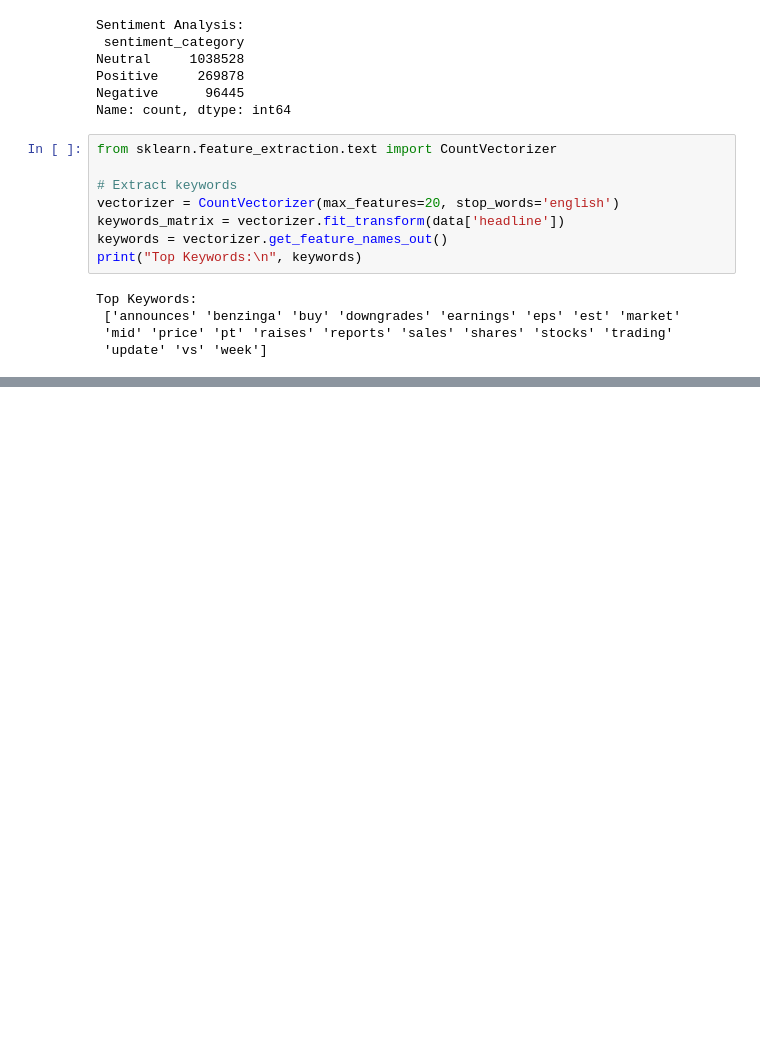
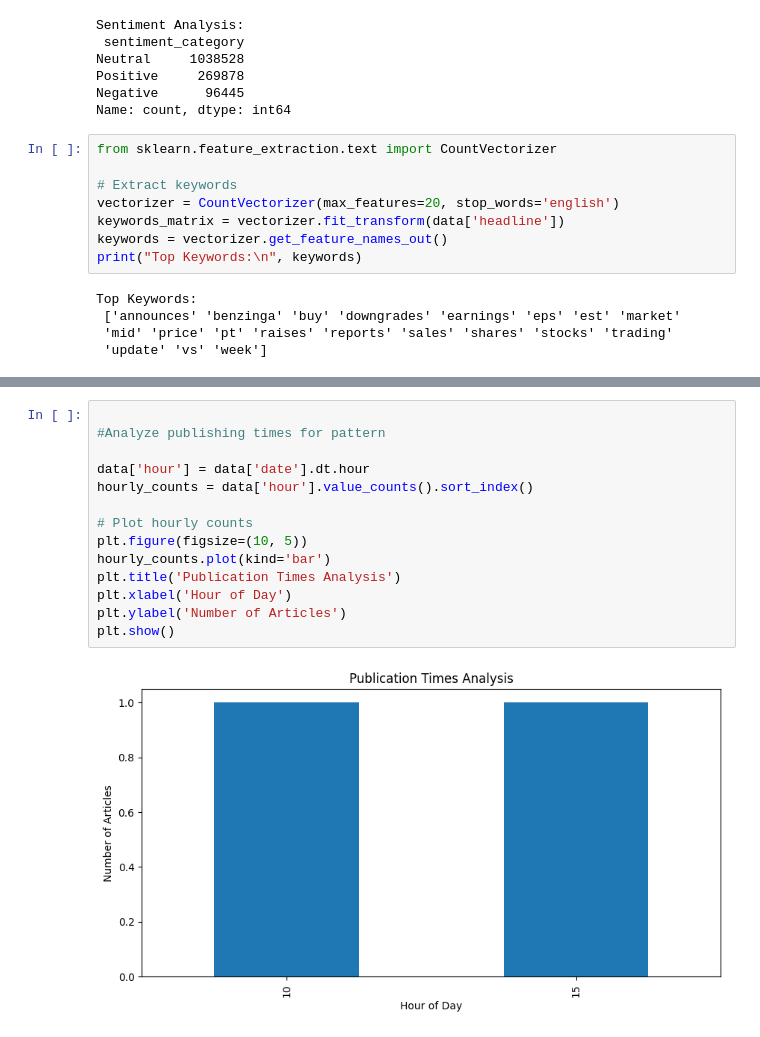
Before and after one commit to malzbanker/AIM-WEEK-1, a Jupyter notebook: notebooks/eda.ipynb, the cells around one changed output, grey strips where cells are left out. Saved outputs shown, nothing was run; the diff lists cells and outputs as text; blank space fills up the shorter version.

```diff
--- a/notebooks/eda.ipynb
+++ b/notebooks/eda.ipynb
@@ -136,0 +152,16 @@ Top Keywords:
+# %%
+
+#Analyze publishing times for pattern
+
+data['hour'] = data['date'].dt.hour
+hourly_counts = data['hour'].value_counts().sort_index()
+
+# Plot hourly counts
+plt.figure(figsize=(10, 5))
+hourly_counts.plot(kind='bar')
+plt.title('Publication Times Analysis')
+plt.xlabel('Hour of Day')
+plt.ylabel('Number of Articles')
+plt.show()
+# %% [output]
+[figure, added]
```
Also changed, not shown: parts of 4 cells of this notebook.
